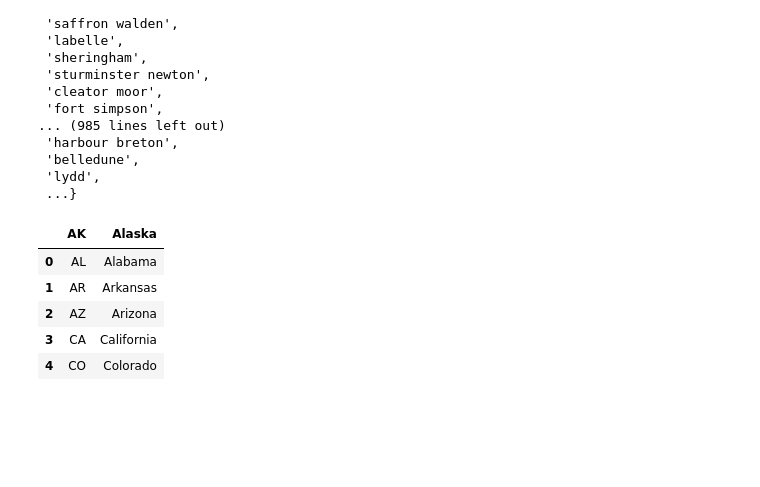
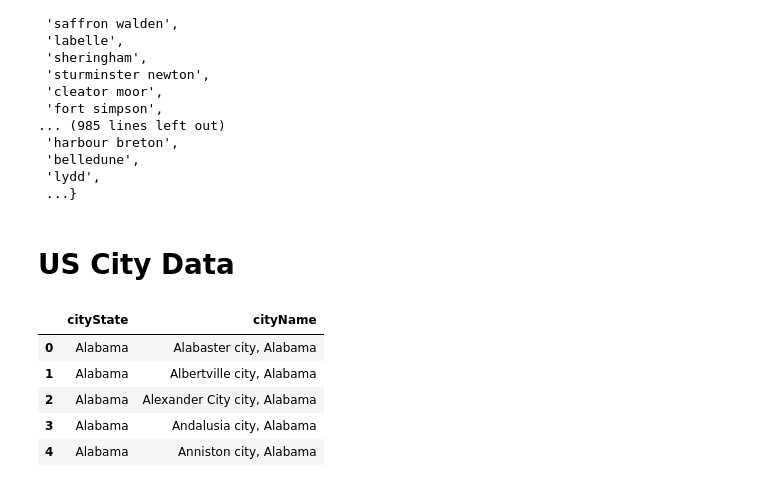
Before and after one commit to danieljsmarda/BodyTweets, a Jupyter notebook: tweets_code/working_notebook.ipynb, the cells around one changed output. Saved outputs shown, nothing was run; the diff lists cells and outputs as text; code cells hidden in the pictures; blank space fills up the shorter version.

```diff
--- a/tweets_code/working_notebook.ipynb
+++ b/tweets_code/working_notebook.ipynb
@@ -1,4 +4,3 @@
 # %%
 import pandas as pd
-import os
-os.getcwd()
+pd.set_option('display.max_rows', 300)
@@ -51,13 +86,15 @@ foreign_entities = set(gb_df['city']).union(canada_df['city']).union(canada_df['
  'belledune',
  'lydd',
  ...}
+# %% [markdown]
+# US City Data
 # %%
-df = pd.read_csv('../public_data/usstateabbreviations.csv')
-df.head()
+us_cities_df = pd.read_csv('../public_data/uscities.csv', usecols=['cityName', 'cityState'])
+us_cities_df.head()
 # %% [output]
-|  | AK | Alaska |
-| 0 | AL | Alabama |
-| 1 | AR | Arkansas |
-| 2 | AZ | Arizona |
-| 3 | CA | California |
-| 4 | CO | Colorado |
+|  | cityState | cityName |
+| 0 | Alabama | Alabaster city, Alabama |
+| 1 | Alabama | Albertville city, Alabama |
+| 2 | Alabama | Alexander City city, Alabama |
+| 3 | Alabama | Andalusia city, Alabama |
+| 4 | Alabama | Anniston city, Alabama |
```
Also changed, not shown: parts of 26 cells of this notebook.
